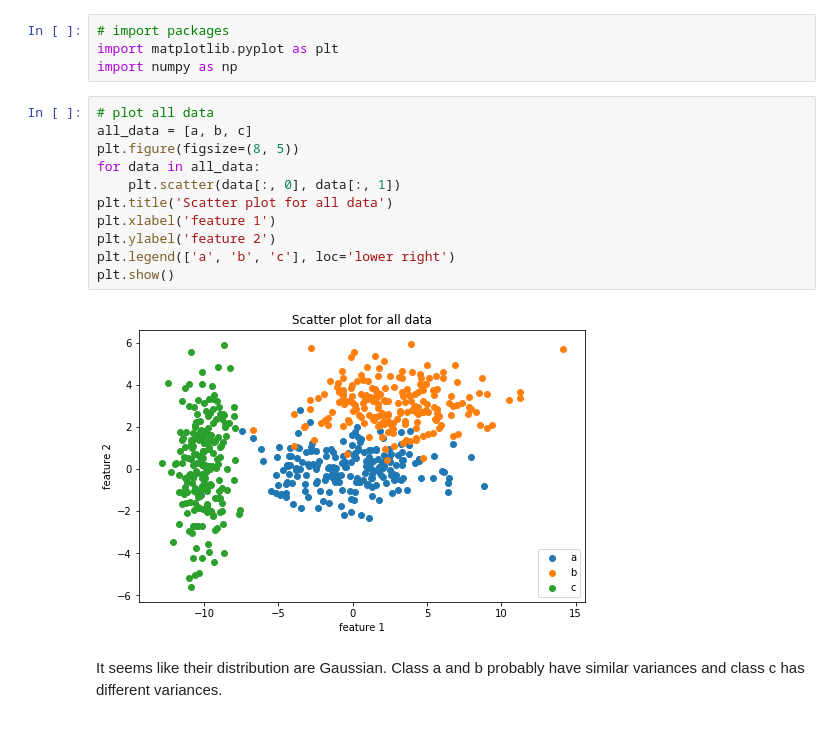
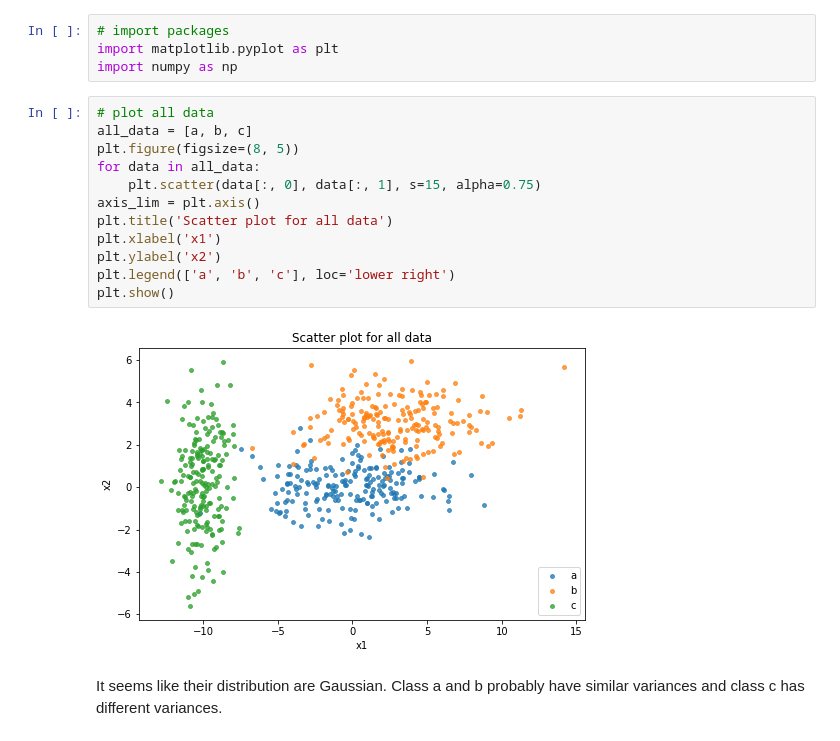
Before and after one commit to yehchunhung/iapr-2020, a Jupyter notebook: labs/lab_03_classification_kuan.ipynb, the cells around one changed output. Cells and saved outputs as stored; diff of their text form.

```diff
--- a/labs/lab_03_classification_kuan.ipynb
+++ b/labs/lab_03_classification_kuan.ipynb
@@ -59,16 +59,17 @@ import numpy as np
 # %%
 # plot all data
 all_data = [a, b, c]
 plt.figure(figsize=(8, 5))
 for data in all_data:
-    plt.scatter(data[:, 0], data[:, 1])
+    plt.scatter(data[:, 0], data[:, 1], s=15, alpha=0.75)
+axis_lim = plt.axis()
 plt.title('Scatter plot for all data')
-plt.xlabel('feature 1')
-plt.ylabel('feature 2')
+plt.xlabel('x1')
+plt.ylabel('x2')
 plt.legend(['a', 'b', 'c'], loc='lower right')
 plt.show()
 # %% [output]
-[figure, old version]
+[figure, new version]
 # %% [markdown]
 It seems like their distribution are Gaussian. Class a and b probably have similar variances and class c has different variances.
 # %%
```
Also changed, not shown: parts of 31 cells of this notebook.
